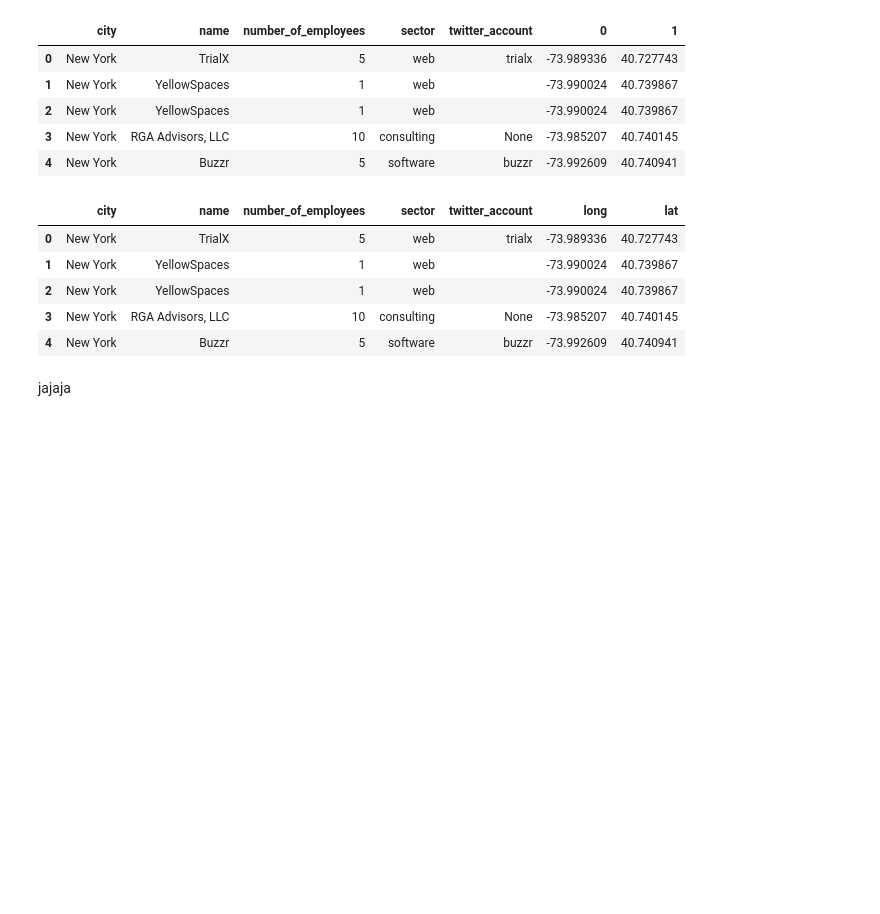
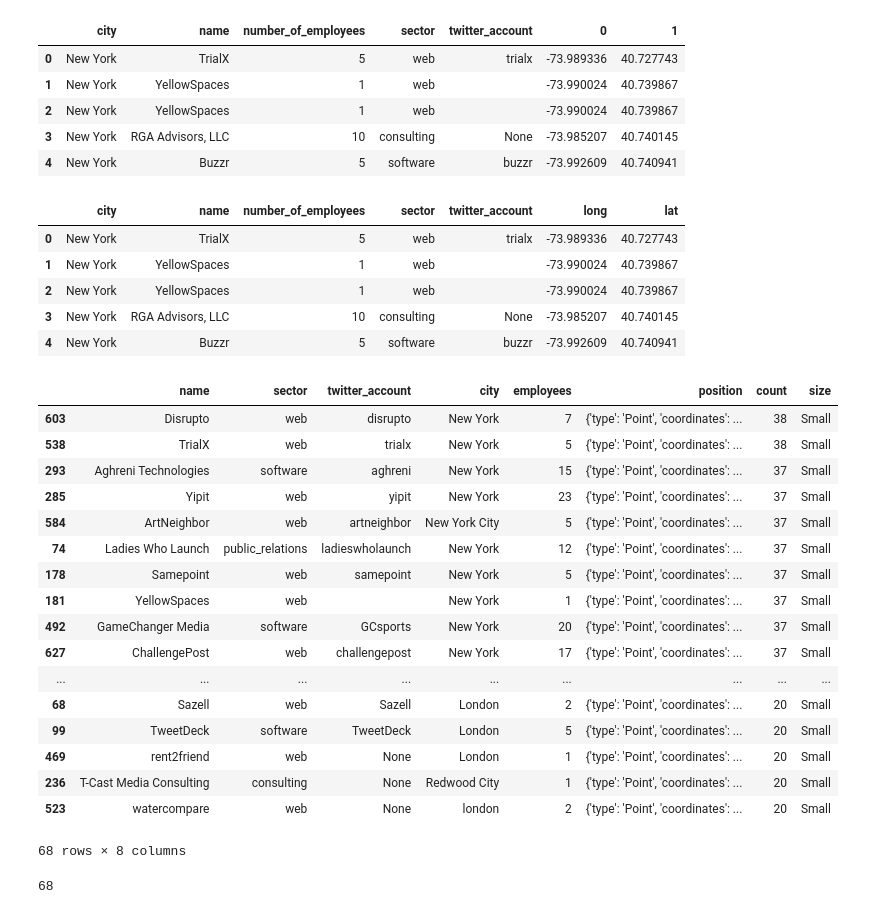
Before and after one commit to alejandroperela/datamad0119, a Jupyter notebook: module-2/tableau-project/your-code/Code.ipynb, the cells around one changed output. Cells and saved outputs as stored; diff of their text form; code cells hidden in the pictures; blank space fills up the shorter version.

```diff
--- a/module-2/tableau-project/your-code/Code.ipynb
+++ b/module-2/tableau-project/your-code/Code.ipynb
@@ -299,5 +302,3 @@ clean_TrialX.drop(['_id',"position"], inplace=True, axis=1)
 clean_TrialX = clean_TrialX.rename({0:"long",1:"lat"}, axis=1)
 # %%
 clean_TrialX.to_json('visualize_companies.json', orient="records")
-# %% [markdown]
-jajaja
@@ -303,0 +314,22 @@ jajaja
+# %%
+data_twitter = data_clean[data_clean['count']>=20]
+data_twitter.head(70)
+# %% [output]
+|  | name | sector | twitter_account | city | employees | position | count | size |
+| 603 | Disrupto | web | disrupto | New York | 7 | {'type': 'Point', 'coordinates': ... | 38 | Small |
+| 538 | TrialX | web | trialx | New York | 5 | {'type': 'Point', 'coordinates': ... | 38 | Small |
+| 293 | Aghreni Technologies | software | aghreni | New York | 15 | {'type': 'Point', 'coordinates': ... | 37 | Small |
+| 285 | Yipit | web | yipit | New York | 23 | {'type': 'Point', 'coordinates': ... | 37 | Small |
+| 584 | ArtNeighbor | web | artneighbor | New York City | 5 | {'type': 'Point', 'coordinates': ... | 37 | Small |
+| 74 | Ladies Who Launch | public_relations | ladieswholaunch | New York | 12 | {'type': 'Point', 'coordinates': ... | 37 | Small |
+| 178 | Samepoint | web | samepoint | New York | 5 | {'type': 'Point', 'coordinates': ... | 37 | Small |
+| 181 | YellowSpaces | web |  | New York | 1 | {'type': 'Point', 'coordinates': ... | 37 | Small |
+| 492 | GameChanger Media | software | GCsports | New York | 20 | {'type': 'Point', 'coordinates': ... | 37 | Small |
+| 627 | ChallengePost | web | challengepost | New York | 17 | {'type': 'Point', 'coordinates': ... | 37 | Small |
+| ... | ... | ... | ... | ... | ... | ... | ... | ... |
+| 68 | Sazell | web | Sazell | London | 2 | {'type': 'Point', 'coordinates': ... | 20 | Small |
+| 99 | TweetDeck | software | TweetDeck | London | 5 | {'type': 'Point', 'coordinates': ... | 20 | Small |
+| 469 | rent2friend | web | None | London | 1 | {'type': 'Point', 'coordinates': ... | 20 | Small |
+| 236 | T-Cast Media Consulting | consulting | None | Redwood City | 1 | {'type': 'Point', 'coordinates': ... | 20 | Small |
+| 523 | watercompare | web | None | london | 2 | {'type': 'Point', 'coordinates': ... | 20 | Small |
+68 rows × 8 columns
@@ -303,0 +350,4 @@ jajaja
+# %%
+len(followers)
+# %% [output]
+68
```
Also changed, not shown: parts of 4 cells of this notebook, 1 other file.
